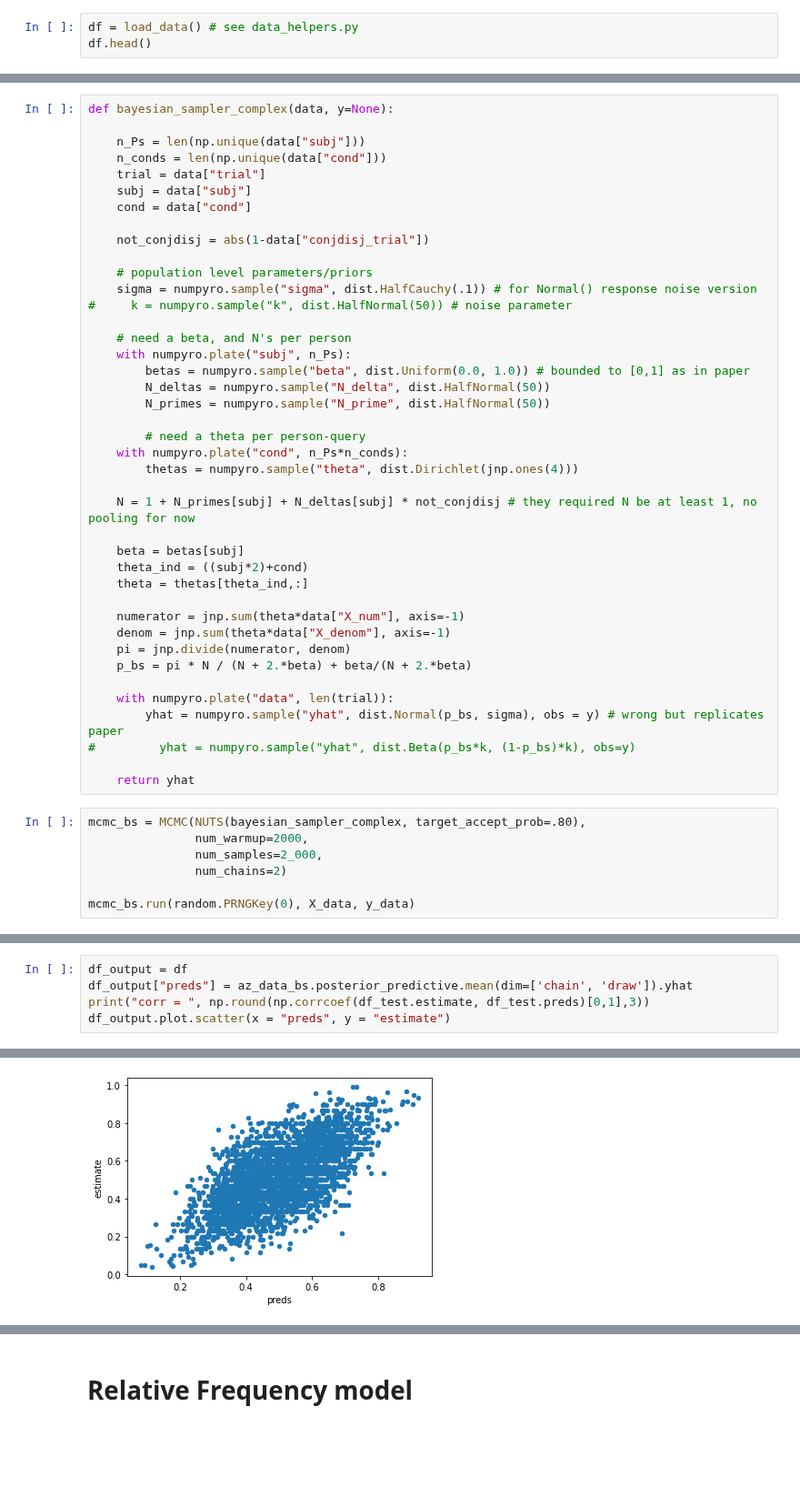
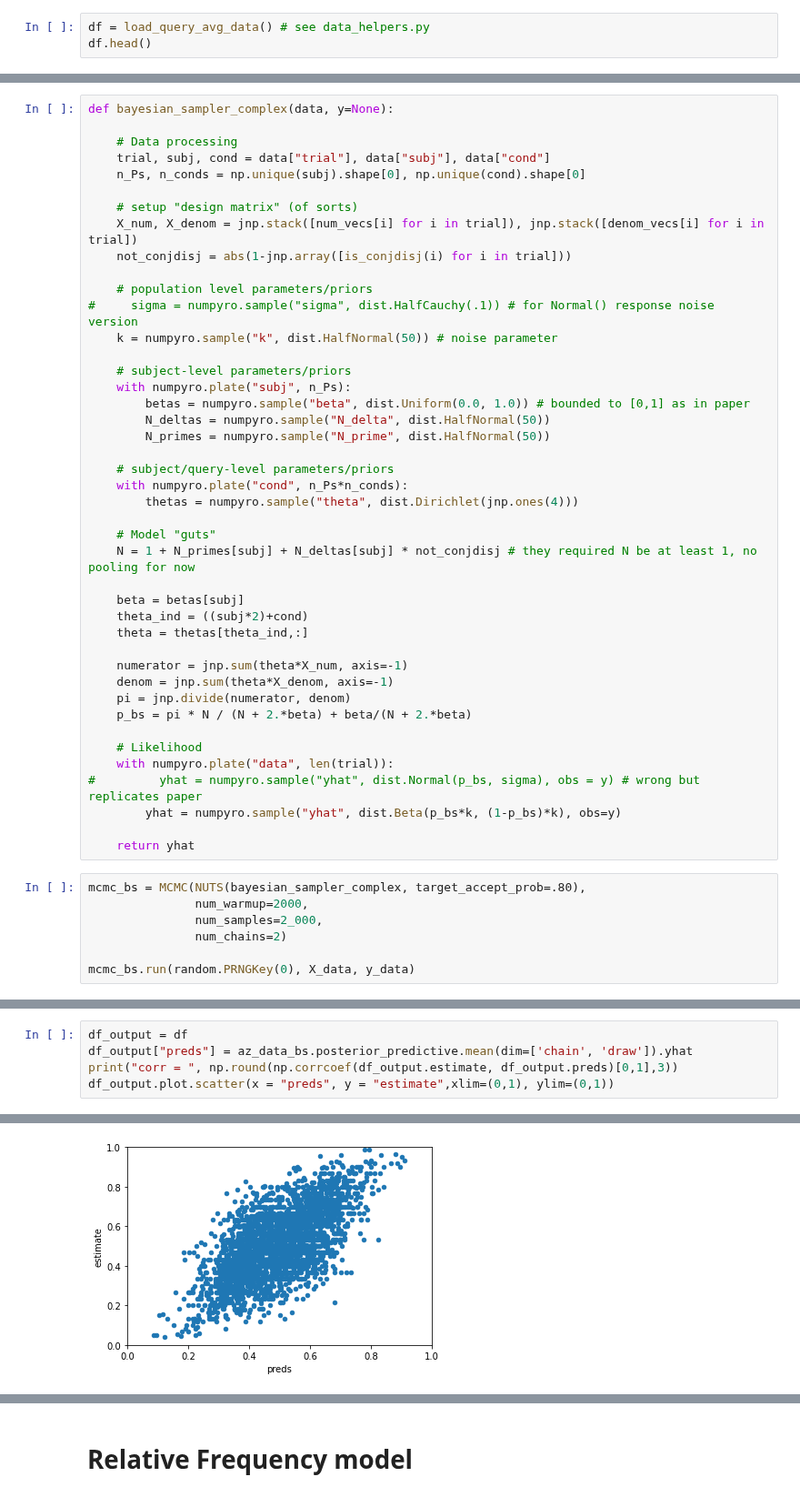
Before and after one commit to derekpowell/bayesian-sampler, a Jupyter notebook: bsampler-numpyro-exp2.ipynb, the cells around one changed output, grey strips where cells are left out. Shown at 91% size. Cells and saved outputs as stored; diff of their text form; blank space fills up the shorter version.

Commit message:
fixed PT+N, implemented hierarchial models

```diff
--- a/bsampler-numpyro-exp2.ipynb
+++ b/bsampler-numpyro-exp2.ipynb
@@ -17,5 +17,5 @@ from dfply import *
 
 %run -i 'model_helpers.py'
 # %%
-df = load_data() # see data_helpers.py
+df = load_query_avg_data() # see data_helpers.py
 df.head()
@@ -40,42 +33,44 @@ X_data, y_data = make_model_data(df) # see data_helpers.py
 # %%
 def bayesian_sampler_complex(data, y=None):
 
-    n_Ps = len(np.unique(data["subj"]))
-    n_conds = len(np.unique(data["cond"]))
-    trial = data["trial"]
-    subj = data["subj"]
-    cond = data["cond"]
+    # Data processing
+    trial, subj, cond = data["trial"], data["subj"], data["cond"]
+    n_Ps, n_conds = np.unique(subj).shape[0], np.unique(cond).shape[0]
 
-    not_conjdisj = abs(1-data["conjdisj_trial"])
+    # setup "design matrix" (of sorts)
+    X_num, X_denom = jnp.stack([num_vecs[i] for i in trial]), jnp.stack([denom_vecs[i] for i in trial])
+    not_conjdisj = abs(1-jnp.array([is_conjdisj(i) for i in trial]))
 
     # population level parameters/priors
-    sigma = numpyro.sample("sigma", dist.HalfCauchy(.1)) # for Normal() response noise version
-#     k = numpyro.sample("k", dist.HalfNormal(50)) # noise parameter
+#     sigma = numpyro.sample("sigma", dist.HalfCauchy(.1)) # for Normal() response noise version
+    k = numpyro.sample("k", dist.HalfNormal(50)) # noise parameter
 
-    # need a beta, and N's per person
+    # subject-level parameters/priors
     with numpyro.plate("subj", n_Ps):
         betas = numpyro.sample("beta", dist.Uniform(0.0, 1.0)) # bounded to [0,1] as in paper
         N_deltas = numpyro.sample("N_delta", dist.HalfNormal(50))
         N_primes = numpyro.sample("N_prime", dist.HalfNormal(50))
 
-        # need a theta per person-query
+    # subject/query-level parameters/priors
     with numpyro.plate("cond", n_Ps*n_conds):
         thetas = numpyro.sample("theta", dist.Dirichlet(jnp.ones(4)))
 
+    # Model "guts"
     N = 1 + N_primes[subj] + N_deltas[subj] * not_conjdisj # they required N be at least 1, no pooling for now
 
     beta = betas[subj]
     theta_ind = ((subj*2)+cond)
     theta = thetas[theta_ind,:]
 
-    numerator = jnp.sum(theta*data["X_num"], axis=-1)
-    denom = jnp.sum(theta*data["X_denom"], axis=-1)
+    numerator = jnp.sum(theta*X_num, axis=-1)
+    denom = jnp.sum(theta*X_denom, axis=-1)
     pi = jnp.divide(numerator, denom)
     p_bs = pi * N / (N + 2.*beta) + beta/(N + 2.*beta)
 
+    # Likelihood
     with numpyro.plate("data", len(trial)):
-        yhat = numpyro.sample("yhat", dist.Normal(p_bs, sigma), obs = y) # wrong but replicates paper
-#         yhat = numpyro.sample("yhat", dist.Beta(p_bs*k, (1-p_bs)*k), obs=y)
+#         yhat = numpyro.sample("yhat", dist.Normal(p_bs, sigma), obs = y) # wrong but replicates paper
+        yhat = numpyro.sample("yhat", dist.Beta(p_bs*k, (1-p_bs)*k), obs=y)
 
     return yhat
 # %%
@@ -107,6 +111,6 @@ az.plot_ppc(az_data_bs, data_pairs={"yhat":"yhat"},num_pp_samples=500)
 # %%
 df_output = df
 df_output["preds"] = az_data_bs.posterior_predictive.mean(dim=['chain', 'draw']).yhat
-print("corr = ", np.round(np.corrcoef(df_test.estimate, df_test.preds)[0,1],3))
-df_output.plot.scatter(x = "preds", y = "estimate")
+print("corr = ", np.round(np.corrcoef(df_output.estimate, df_output.preds)[0,1],3))
+df_output.plot.scatter(x = "preds", y = "estimate",xlim=(0,1), ylim=(0,1))
 # %% [output]
@@ -114,5 +118,5 @@ corr =  0.667
 <AxesSubplot:xlabel='preds', ylabel='estimate'>
-[figure, old version]
+[figure, new version]
 # %%
 trial_df = df_output >> group_by(X.querytype, X.querydetail) >> summarize(mean_pred = np.mean(X.preds), mean_est = np.mean(X.estimate))
 print("corr = ", np.round(np.corrcoef(trial_df.mean_est, trial_df.mean_pred)[0,1],3))
```
Also changed, not shown: parts of 36 cells of this notebook, 2 other files.
